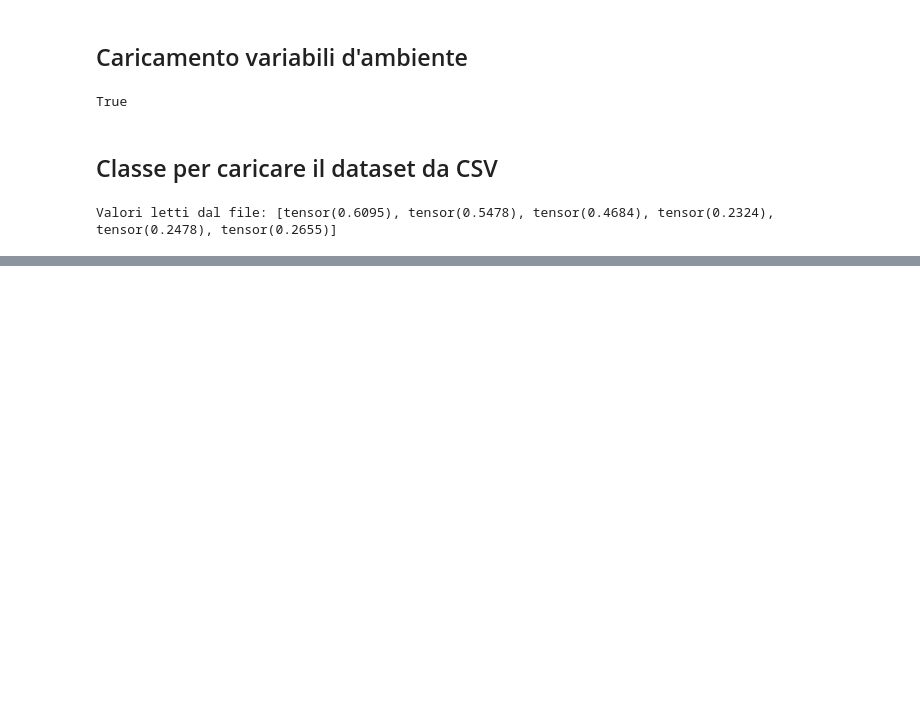
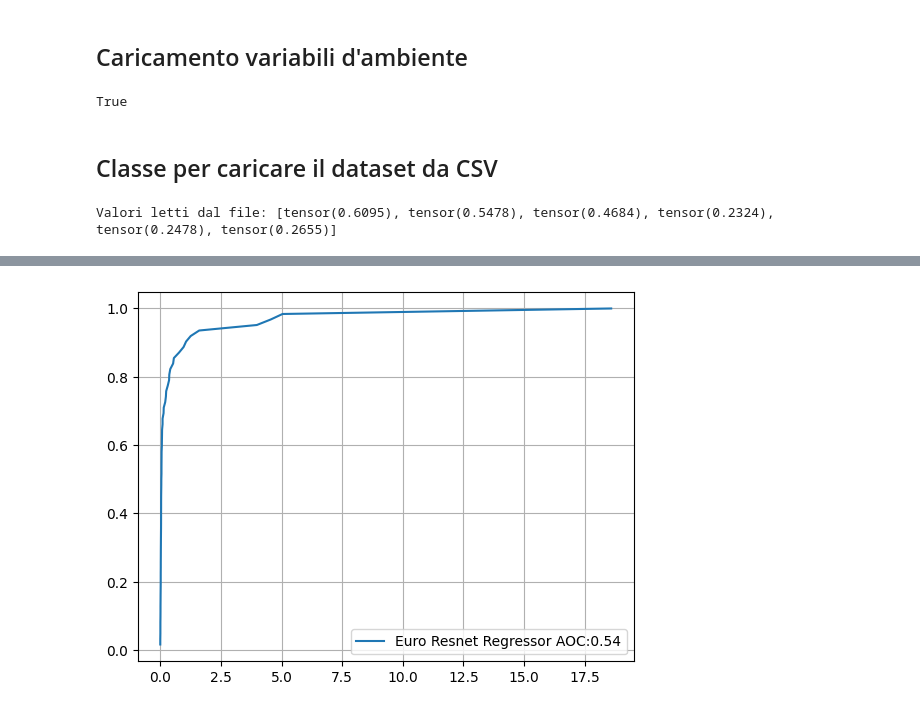
Before and after one commit to perrypotte/Progetto_ml, a Jupyter notebook: regression_test.ipynb, the cells around one changed output, grey strips where cells are left out. Cells and saved outputs as stored; diff of their text form; code cells hidden in the pictures; blank space fills up the shorter version.

```diff
--- a/regression_test.ipynb
+++ b/regression_test.ipynb
@@ -182,0 +208,5 @@ plt.show()
+# %%
+checkpoint=torch.load(os.getenv("PATH_RESNET_BEST"),map_location='cpu')
+resnet_regression=checkpoint["model"]
+# %%
+predictions,labels=test_classifier(resnet_regression,test_loader)
@@ -182,0 +221,8 @@ plt.show()
+# %%
+resnet_rec=rec_curve(predictions,labels)
+plt.plot(resnet_rec[0],resnet_rec[1])
+plt.legend(["Euro Resnet Regressor AOC:%0.2f"%resnet_rec[2]])
+plt.grid()
+plt.show()
+# %% [output]
+[figure, added]
```
Also changed, not shown: parts of 14 cells of this notebook, 4 other files.
